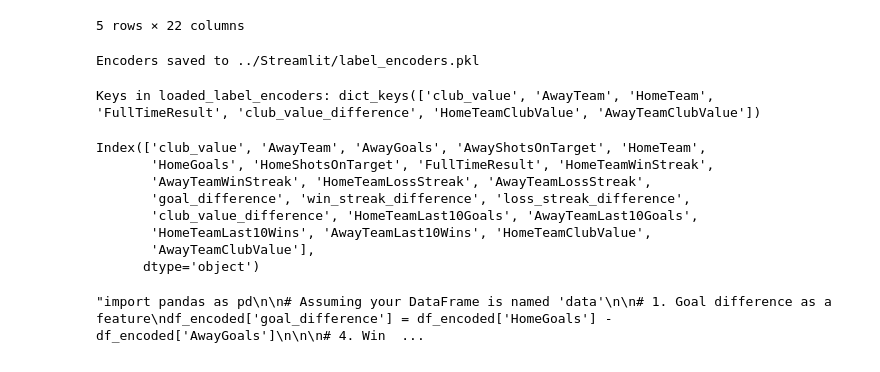
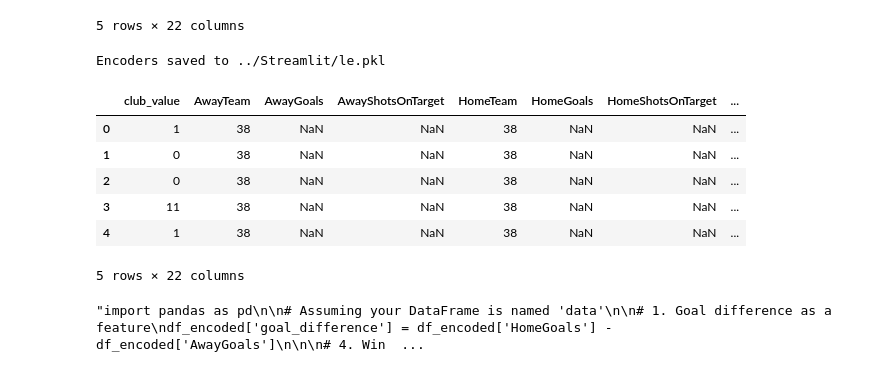
Before and after one commit to mstfgul/BetPredictionProject, a Jupyter notebook: visualizations/data_analysis_model_training_final.ipynb, the cells around one changed output. Cells and saved outputs as stored; diff of their text form; code cells hidden in the pictures.

```diff
--- a/visualizations/data_analysis_model_training_final.ipynb
+++ b/visualizations/data_analysis_model_training_final.ipynb
@@ -88,52 +108,37 @@ import os
 import pickle
 from sklearn.preprocessing import LabelEncoder
 
-# Initialize dictionary to store multiple LabelEncoders
-label_encoders = {}
+from sklearn.preprocessing import LabelEncoder
+import pickle
 
-def encode_categorical_features(df):
-    for column in df.columns:
-        if df[column].dtype == 'object':
-            le = LabelEncoder()
-            df[column] = le.fit_transform(df[column])
-            label_encoders[column] = le  # Store the encoder for the column
-    return df
+# Assume df['HomeTeam'] and df['AwayTeam'] contain the team names
+all_teams = list(df['HomeTeam'].unique()) + list(df['AwayTeam'].unique())
 
-# Encode the features
-df_encoded = encode_categorical_features(df)
+encoder = LabelEncoder()
+encoder.fit(all_teams)
 
 # Define the path and filename
 path = '../Streamlit/'
-filename = 'label_encoders.pkl'  # Naming the file appropriately for multiple encoders
+filename = 'le.pkl'  # Naming the file appropriately for multiple encoders
 file_path = os.path.join(path, filename)
 
 # Save the label encoders dictionary
 with open(file_path, 'wb') as f:
-    pickle.dump(label_encoders, f)
+    pickle.dump(encoder, f)
 
 print(f"Encoders saved to {file_path}")
 # %% [output]
-Encoders saved to ../Streamlit/label_encoders.pkl
+Encoders saved to ../Streamlit/le.pkl
-# %%
-# Load the label encoders
-with open(file_path, 'rb') as f:
-    loaded_label_encoders = pickle.load(f)
-
-# Print the keys to see what encoders are available
-print("Keys in loaded_label_encoders:", loaded_label_encoders.keys())
-# %% [output]
-Keys in loaded_label_encoders: dict_keys(['club_value', 'AwayTeam', 'HomeTeam', 'FullTimeResult', 'club_value_difference', 'HomeTeamClubValue', 'AwayTeamClubValue'])
-# %%
-df_encoded.columns
-# %% [output]
-Index(['club_value', 'AwayTeam', 'AwayGoals', 'AwayShotsOnTarget', 'HomeTeam',
-       'HomeGoals', 'HomeShotsOnTarget', 'FullTimeResult', 'HomeTeamWinStreak',
-       'AwayTeamWinStreak', 'HomeTeamLossStreak', 'AwayTeamLossStreak',
-       'goal_difference', 'win_streak_difference', 'loss_streak_difference',
-       'club_value_difference', 'HomeTeamLast10Goals', 'AwayTeamLast10Goals',
-       'HomeTeamLast10Wins', 'AwayTeamLast10Wins', 'HomeTeamClubValue',
-       'AwayTeamClubValue'],
-      dtype='object')
+# %%
+df.head()
+# %% [output]
+|  | club_value | AwayTeam | AwayGoals | AwayShotsOnTarget | HomeTeam | HomeGoals | HomeShotsOnTarget | ... |
+| 0 | 1 | 38 | NaN | NaN | 38 | NaN | NaN | ... |
+| 1 | 0 | 38 | NaN | NaN | 38 | NaN | NaN | ... |
+| 2 | 0 | 38 | NaN | NaN | 38 | NaN | NaN | ... |
+| 3 | 11 | 38 | NaN | NaN | 38 | NaN | NaN | ... |
+| 4 | 1 | 38 | NaN | NaN | 38 | NaN | NaN | ... |
+5 rows × 22 columns
 # %%
 '''import pandas as pd
 
```
Also changed, not shown: parts of 3 cells of this notebook, 3 other files.
